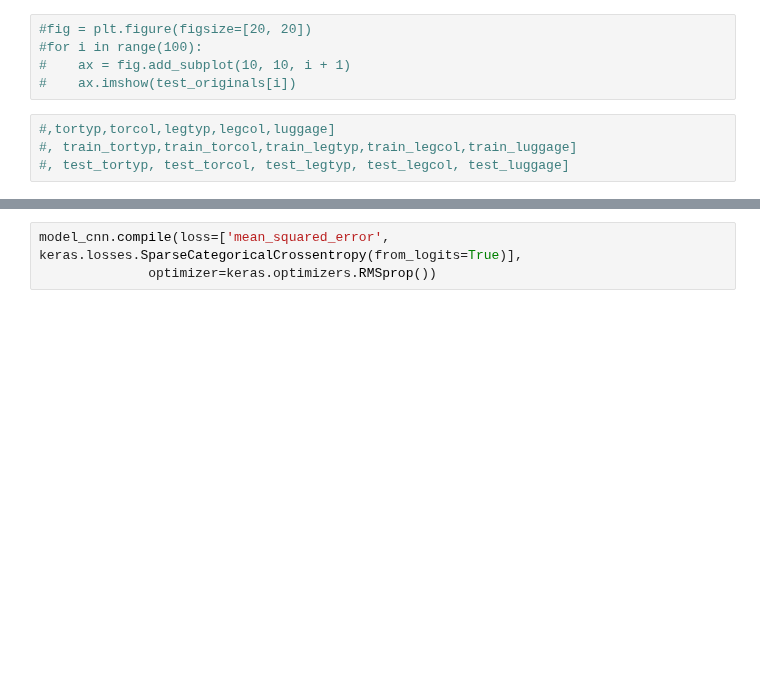
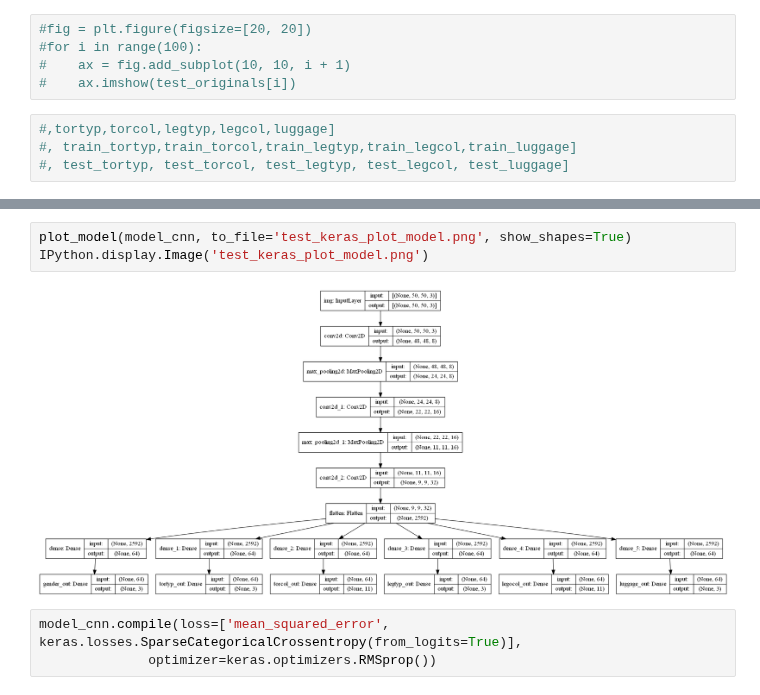
Before and after one commit to Sunthas515/420-1, a Jupyter notebook: Assessment 1C/Question2.ipynb, the cells around one changed output, grey strips where cells are left out. Drawn from its saved outputs; the diff is of its cells as text; blank space fills up the shorter version.

```diff
--- a/Assessment 1C/Question2.ipynb
+++ b/Assessment 1C/Question2.ipynb
@@ -191,3 +197,8 @@ _________________________________________________________________
+# %%
+plot_model(model_cnn, to_file='test_keras_plot_model.png', show_shapes=True)
+IPython.display.Image('test_keras_plot_model.png')
+# %% [output]
+[figure, added]
 # %%
 model_cnn.compile(loss=['mean_squared_error', keras.losses.SparseCategoricalCrossentropy(from_logits=True)],
               optimizer=keras.optimizers.RMSprop())
```
Also changed, not shown: parts of 4 cells of this notebook, 1 other file.
